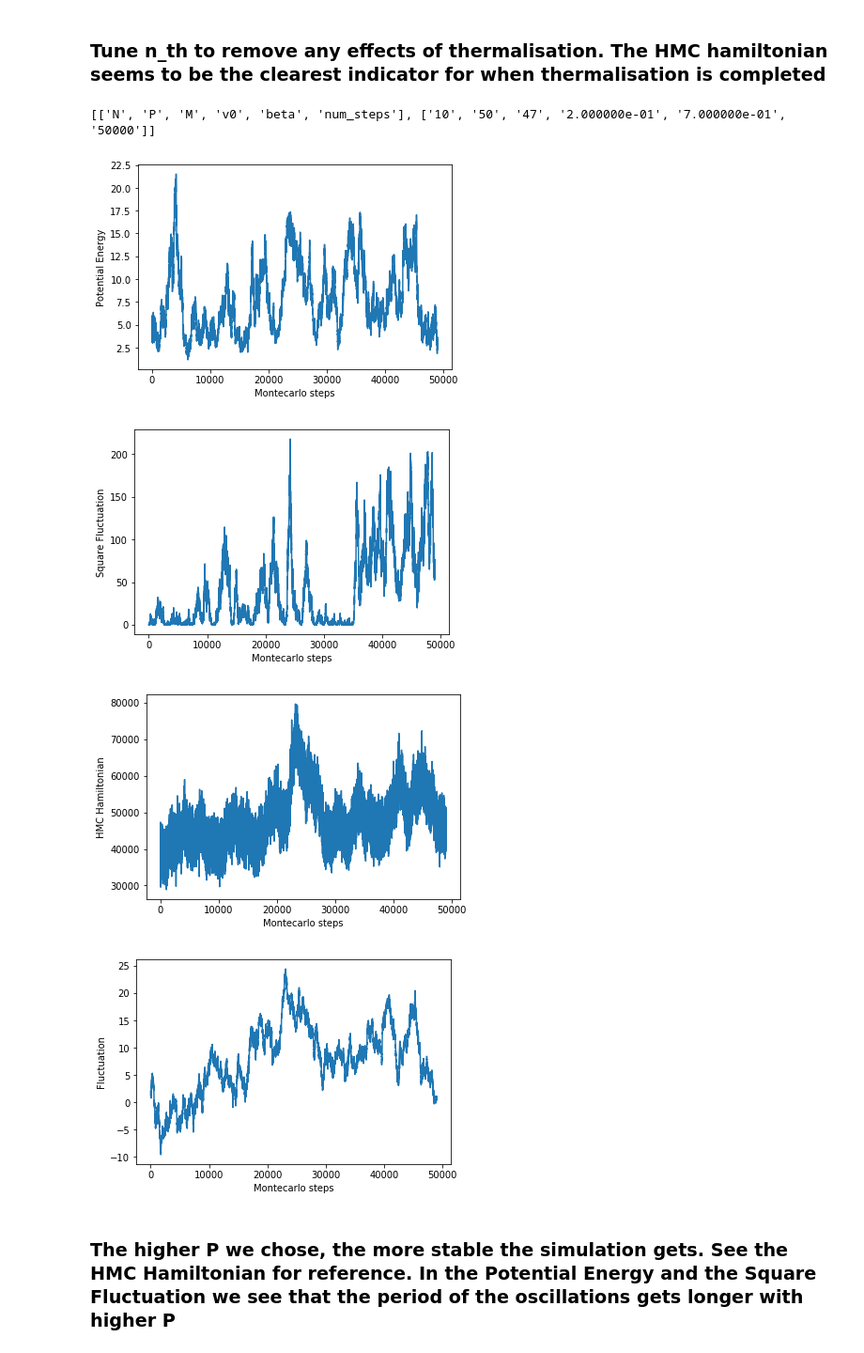
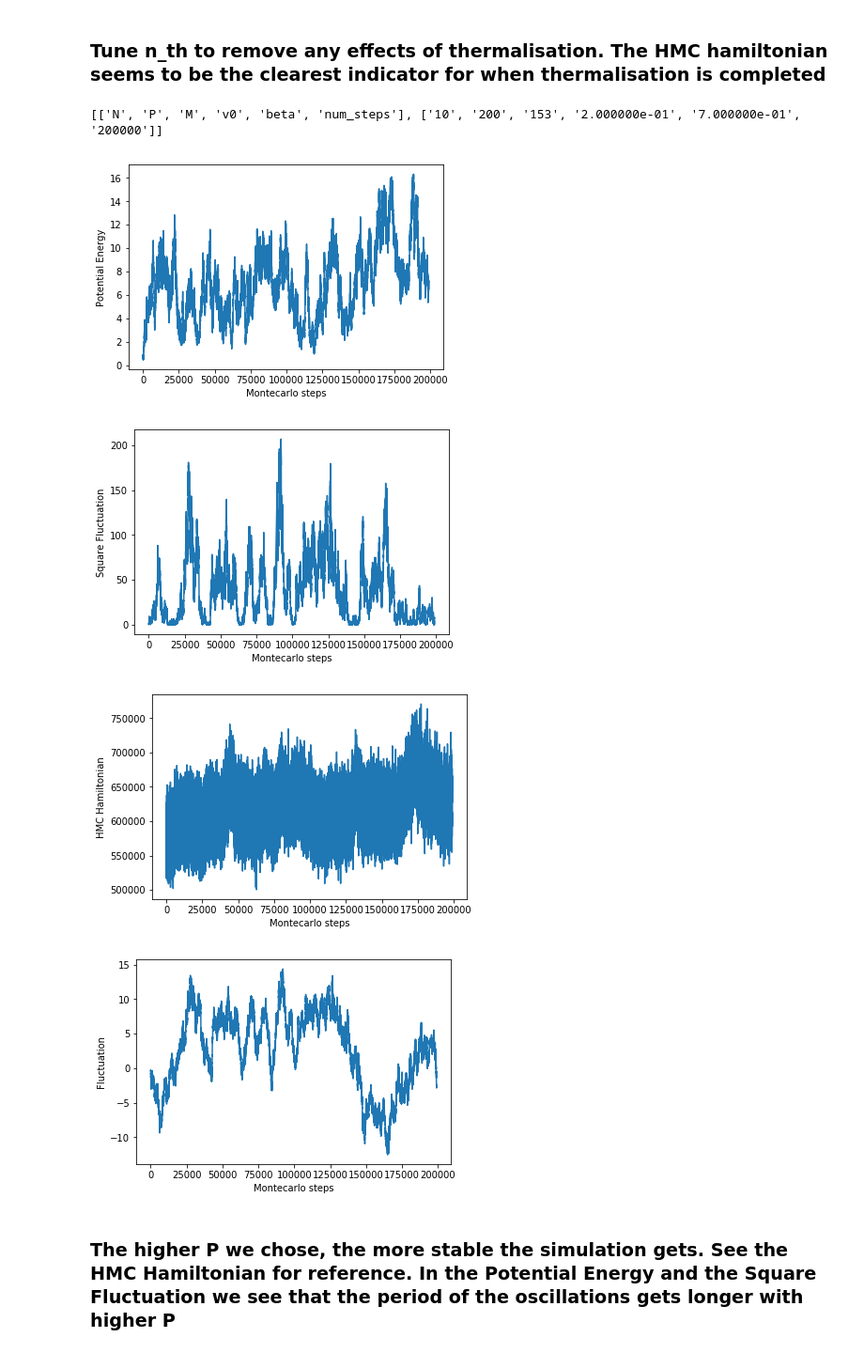
Before and after one commit to tisabe/hmcp, a Jupyter notebook: output_processing.ipynb, the cells around one changed output. Shown at 94% size. Drawn from its saved outputs; the diff is of its cells as text; code cells hidden in the pictures.

```diff
--- a/output_processing.ipynb
+++ b/output_processing.ipynb
@@ -19,25 +19,24 @@ from mcutils import *    #Documentation see mcutils.py
 n_th = 1000
 # %%
 #obsfilePath = 'outputs/'
-#obsfilePath = 'outputs/out_M_47_P_50.txt'
-obsfilePath = 'sample-outputs/out_M_47_P_50.txt'    #As demanded in the exercise
-#obsfilePath = 'sample-outputs/out_M_80_P_100.txt'
-#obsfilePath = 'sample-outputs/out_M_120_P_200.txt'   #N = 10, P = 200
+#obsfilePath = 'sample_outputs/out_M_47_P_50.txt'    #As demanded in the exercise
+#obsfilePath = 'sample_outputs/out_M_86_P_100.txt'
+obsfilePath = 'sample_outputs/out_M_153_P_200.txt'   #N = 10, P = 200
 obsData = importObsData(obsfilePath)
 parameters = obsData[0]
 obsData = obsData[1]
 print(parameters)
 noTherm = [obsData[1][n_th:],obsData[2][n_th:],obsData[3][n_th:],obsData[4][n_th:]]
 makePlot([np.arange(len(noTherm[0])),noTherm[0]], "Potential Energy")
 makePlot([np.arange(len(noTherm[1])),noTherm[1]], "Square Fluctuation")
 makePlot([np.arange(len(noTherm[2])),noTherm[2]], "HMC Hamiltonian")
 makePlot([np.arange(len(noTherm[3])),noTherm[3]], "Fluctuation")
 # %% [output]
-[['N', 'P', 'M', 'v0', 'beta', 'num_steps'], ['10', '50', '47', '2.000000e-01', '7.000000e-01', '50000']]
+[['N', 'P', 'M', 'v0', 'beta', 'num_steps'], ['10', '200', '153', '2.000000e-01', '7.000000e-01', '200000']]
-[figure, old version]
+[figure, new version]
-[figure, old version]
+[figure, new version]
-[figure, old version]
+[figure, new version]
-[figure, old version]
+[figure, new version]
 # %% [markdown]
 ### The higher P we chose, the more stable the simulation gets. See the HMC Hamiltonian for reference. In the Potential Energy and the Square Fluctuation we see that the period of the oscillations gets longer with higher P
 # %% [markdown]
```
Also changed, not shown: parts of 5 cells of this notebook, 5 other files.
